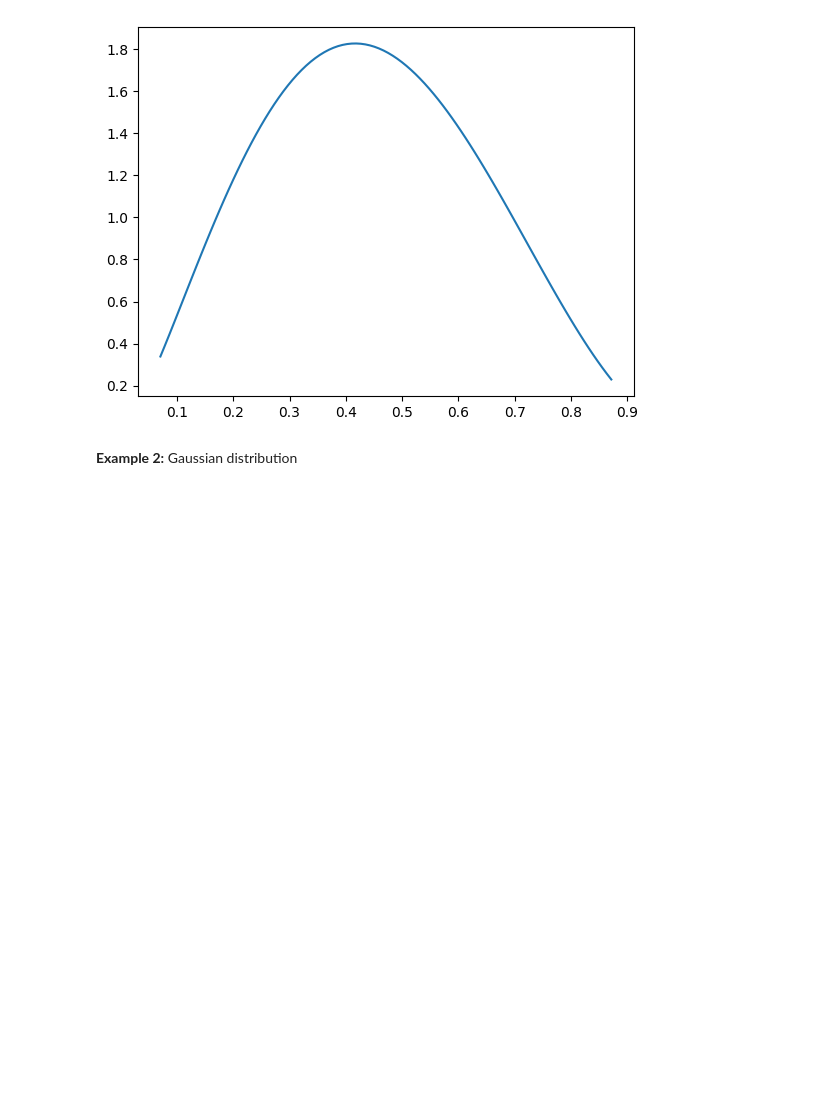
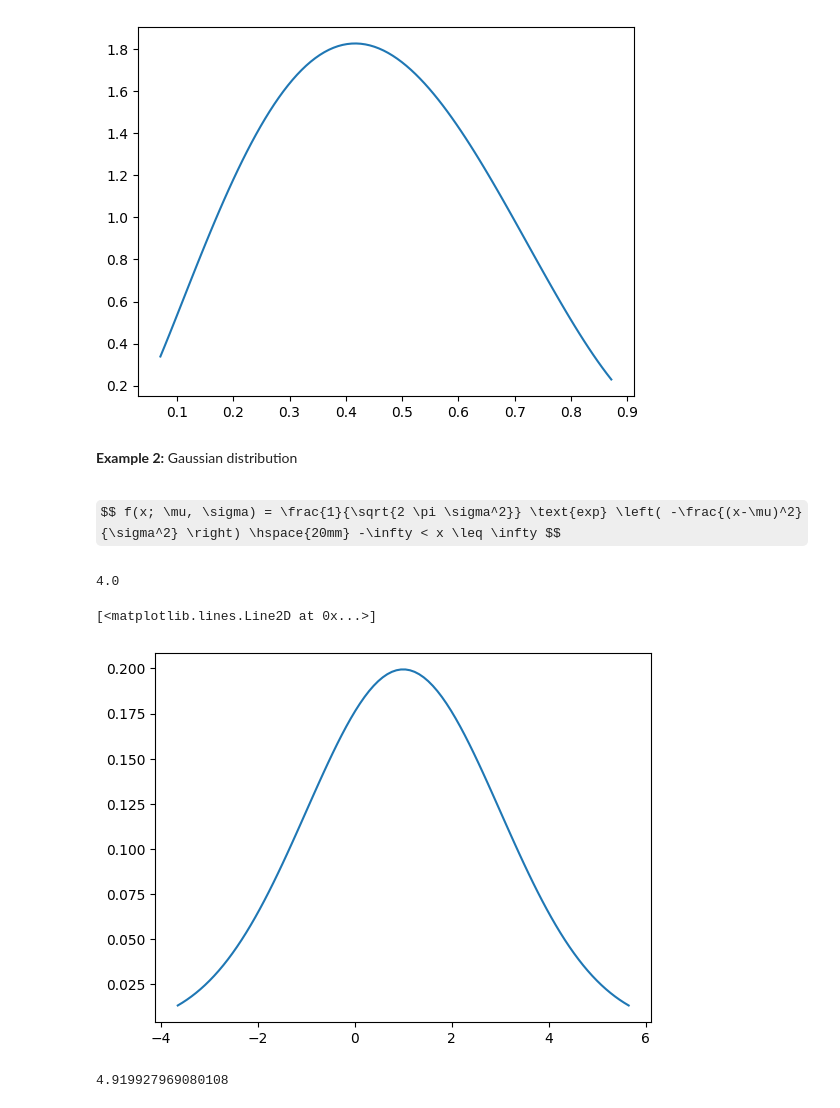
Before and after one commit to ashleysharp/codespaces-jupyter, a Jupyter notebook: notebooks/scipy.ipynb, the cells around one changed output. Saved outputs shown, nothing was run; the diff lists cells and outputs as text; code cells hidden in the pictures; some formulas as TeX source; blank space fills up the shorter version.

```diff
--- a/notebooks/scipy.ipynb
+++ b/notebooks/scipy.ipynb
@@ -507,3 +507,5 @@ plt.plot(x, beta.pdf(x, a, b))
 [figure]
 # %% [markdown]
 **Example 2:** Gaussian distribution
+# %% [markdown]
+$$ f(x; \mu, \sigma) = \frac{1}{\sqrt{2 \pi \sigma^2}} \text{exp} \left( -\frac{(x-\mu)^2}{\sigma^2} \right) \hspace{20mm} -\infty < x \leq \infty $$
@@ -509,0 +514,18 @@ plt.plot(x, beta.pdf(x, a, b))
+# %%
+mu = 1
+sigma = 2
+mean, var = norm.stats(loc=mu, scale=sigma, moments='mv')
+# %%
+var
+# %% [output]
+4.0
+# %%
+x = np.linspace(norm.ppf(0.01, mu, sigma), norm.ppf(0.99, mu, sigma), 100)
+plt.plot(x, norm.pdf(x, mu, sigma))
+# %% [output]
+[<matplotlib.lines.Line2D at 0x...>]
+[figure, added]
+# %%
+norm.ppf(0.975, mu, sigma)
+# %% [output]
+4.919927969080108
```
Also changed, not shown: parts of 3 cells of this notebook.
